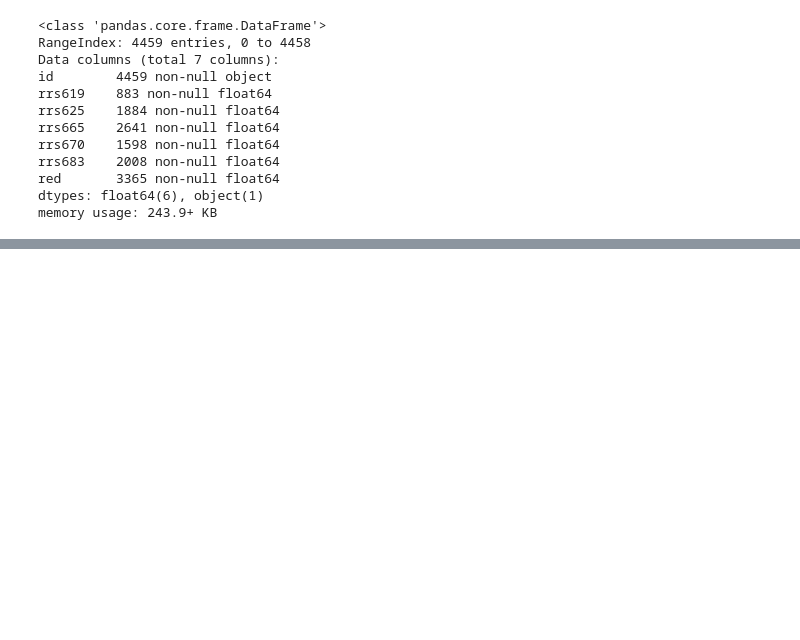
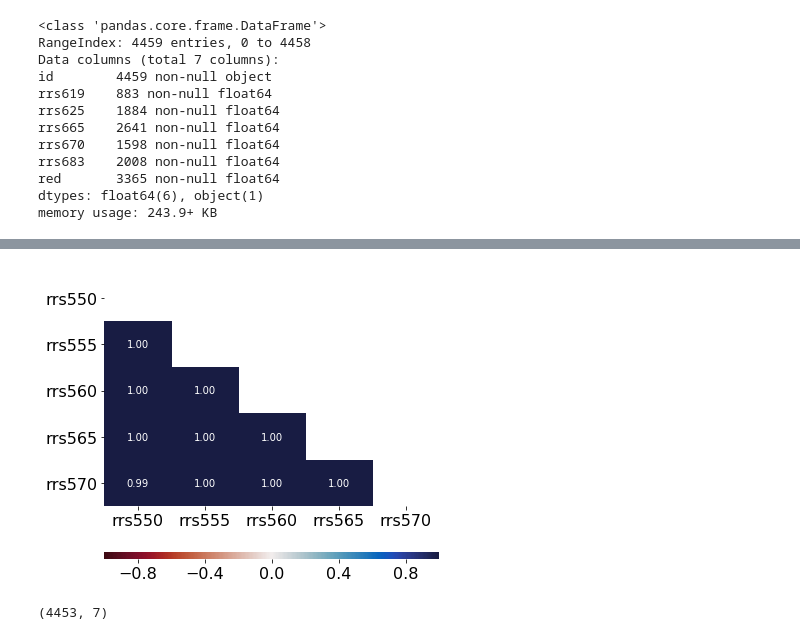
Before and after one commit to madHatter106/Bayesian-Chlorophyll, a Jupyter notebook: DataPrep-2-Developing_imputation_models_for_missing_data.ipynb, the cells around one changed output, grey strips where cells are left out. Drawn from its saved outputs; the diff is of its cells as text; code cells hidden in the pictures; blank space fills up the shorter version.

```diff
--- a/DataPrep-2-Developing_imputation_models_for_missing_data.ipynb
+++ b/DataPrep-2-Developing_imputation_models_for_missing_data.ipynb
@@ -19,4 +19,5 @@ rcParams['ytick.labelsize'] = 16
 rcParams['legend.fontsize'] = 16
 # %%
 with open('./pickleJar/NOMAD_AOP&IOPs.pkl', 'rb') as f:
-    d_aop = pickle.load(f)['d_aop']
+    d_dict = pickle.load(f)
+    d_aop = d_dict['d_aop']
@@ -176,0 +257,2 @@ memory usage: 243.9+ KB
+# %%
+greens = ['rrs550', 'rrs555', 'rrs560', 'rrs565', 'rrs570']
@@ -176,0 +276,13 @@ memory usage: 243.9+ KB
+# %%
+_, ax = pl.subplots(figsize=(6,6))
+sb.heatmap(d_aop[greens].corr(), cmap=cm.balance_r, annot=True, vmin=-1, vmax=1,
+           mask=np.triu(np.ones([len(greens)]*2)), ax=ax, fmt='.2f',
+          cbar_kws={'aspect': 50, 'orientation': 'horizontal', 'pad': 0.14});
+# %% [output]
+[figure, added]
+# %%
+d_greens[(~d_greens.rrs550.isnull())|(~d_greens.rrs555.isnull()) |
+        ` (~d_greens.rrs560.isnull())|(~d_greens.rrs565.isnull()) |
+         (~d_greens.rrs570.isnull())].shape
+# %% [output]
+(4453, 7)
```
Also changed, not shown: parts of 48 cells of this notebook.
